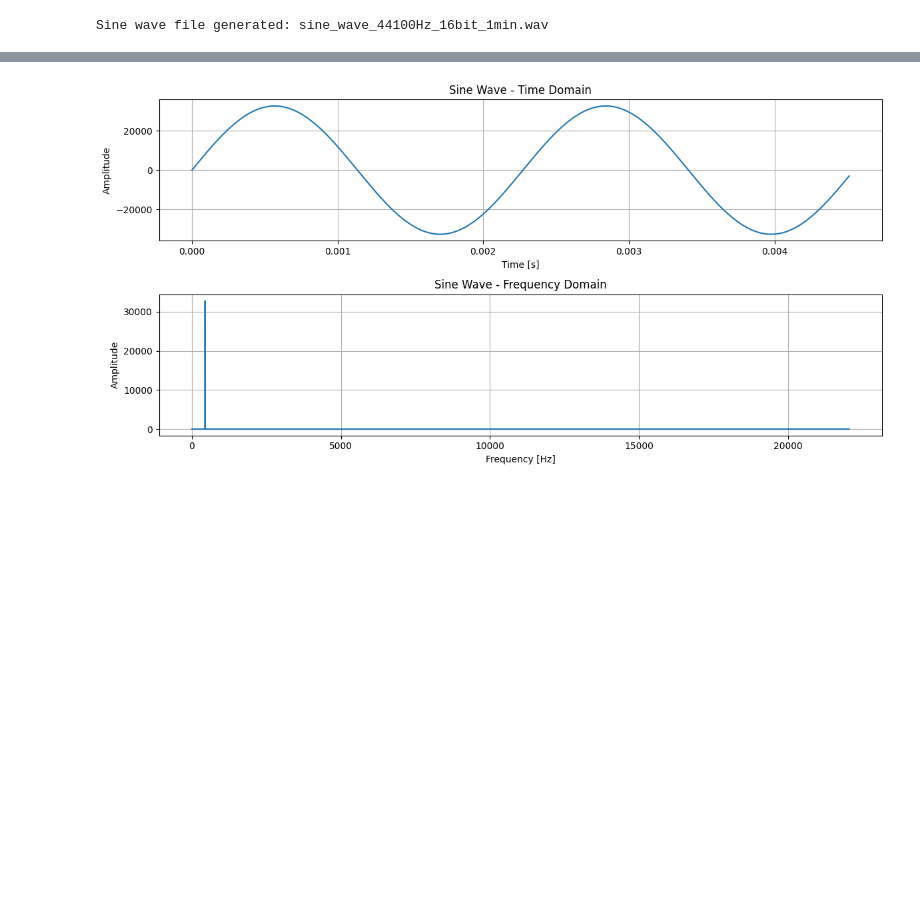
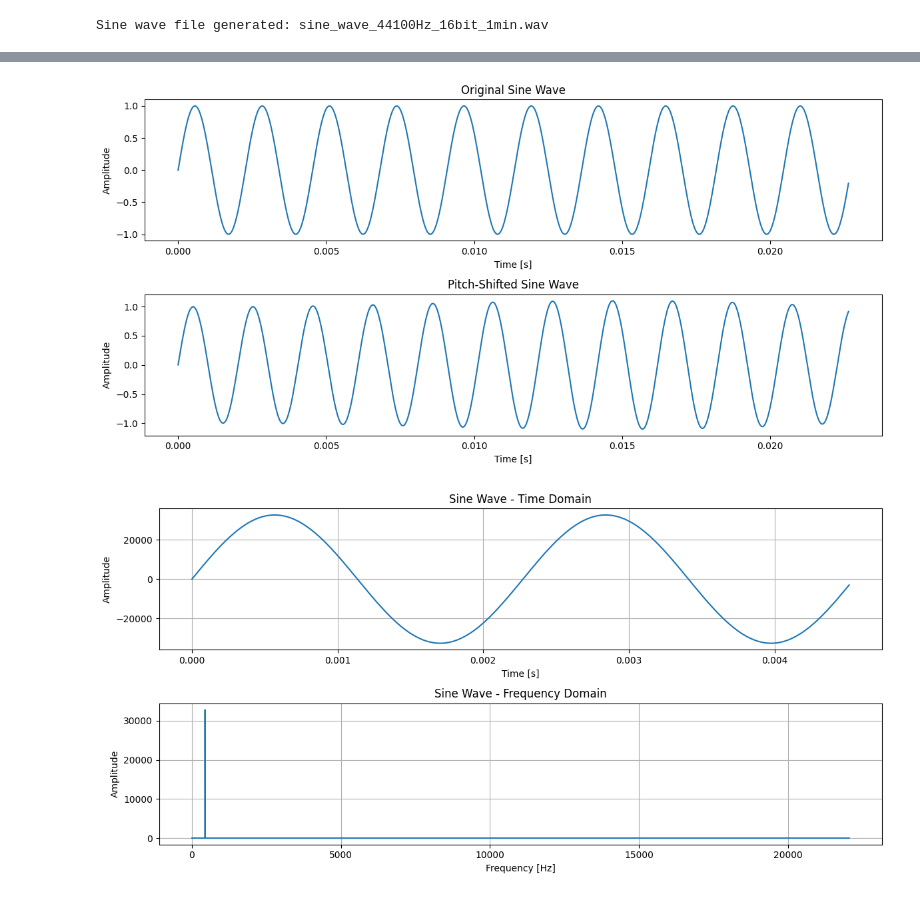
Before and after one commit to yyf/SimpleAudioDSP, a Jupyter notebook: Signal_generator.ipynb, the cells around one changed output, grey strips where cells are left out. Saved outputs shown, nothing was run; the diff lists cells and outputs as text; code cells hidden in the pictures; blank space fills up the shorter version.

```diff
--- a/Signal_generator.ipynb
+++ b/Signal_generator.ipynb
@@ -24,3 +72,21 @@ Sine wave file generated: sine_wave_44100Hz_16bit_1min.wav
+# %%
+# Plot the original and stretched sine waves
+import matplotlib.pyplot as plt
+plt.figure(figsize=(12, 6))
+plt.subplot(2, 1, 1)
+plt.plot(t[:1000], sine_wave_float[:1000])
+plt.title("Original Sine Wave")
+plt.xlabel("Time [s]")
+plt.ylabel("Amplitude")
+plt.subplot(2, 1, 2)
+plt.plot(np.linspace(0, duration, len(sine_wave_shifted))[:1000], sine_wave_shifted[:1000])
+plt.title("Pitch-Shifted Sine Wave")
+plt.xlabel("Time [s]")
+plt.ylabel("Amplitude")
+plt.tight_layout()
+plt.show()
+# %% [output]
+[figure, added]
 # %%
 # Plot the sine wave in time domain and frequency domain
 import matplotlib.pyplot as plt
```
Also changed, not shown: parts of 3 cells of this notebook.
